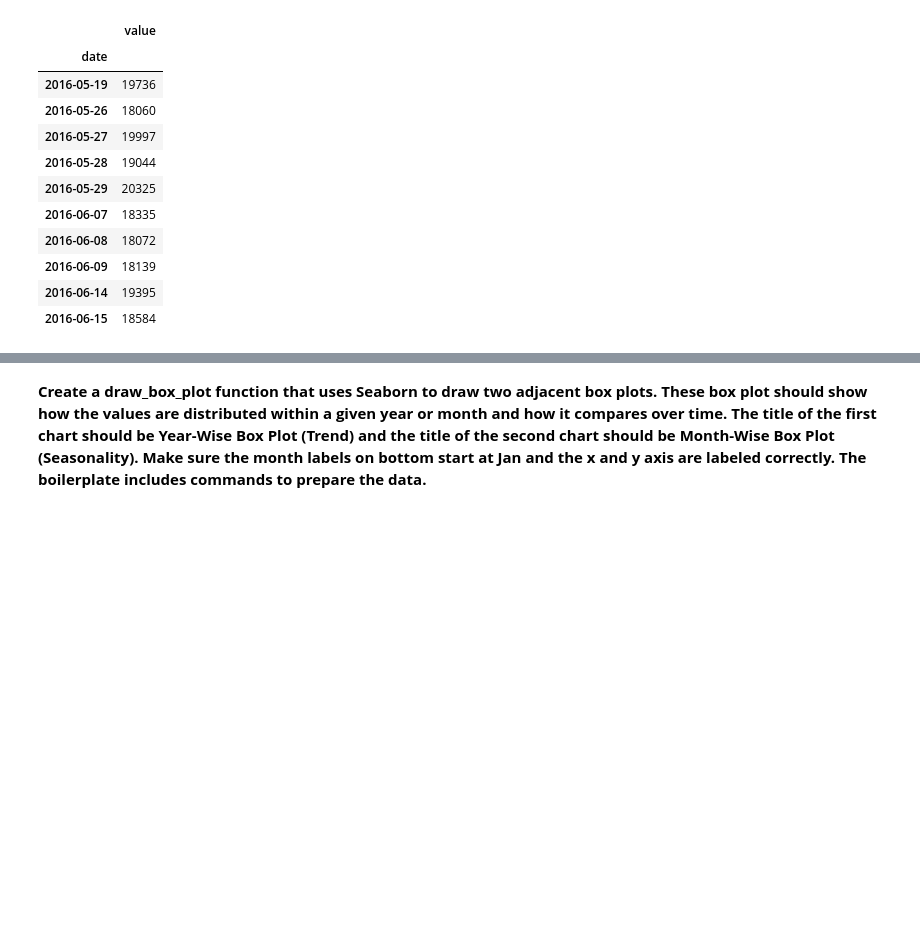
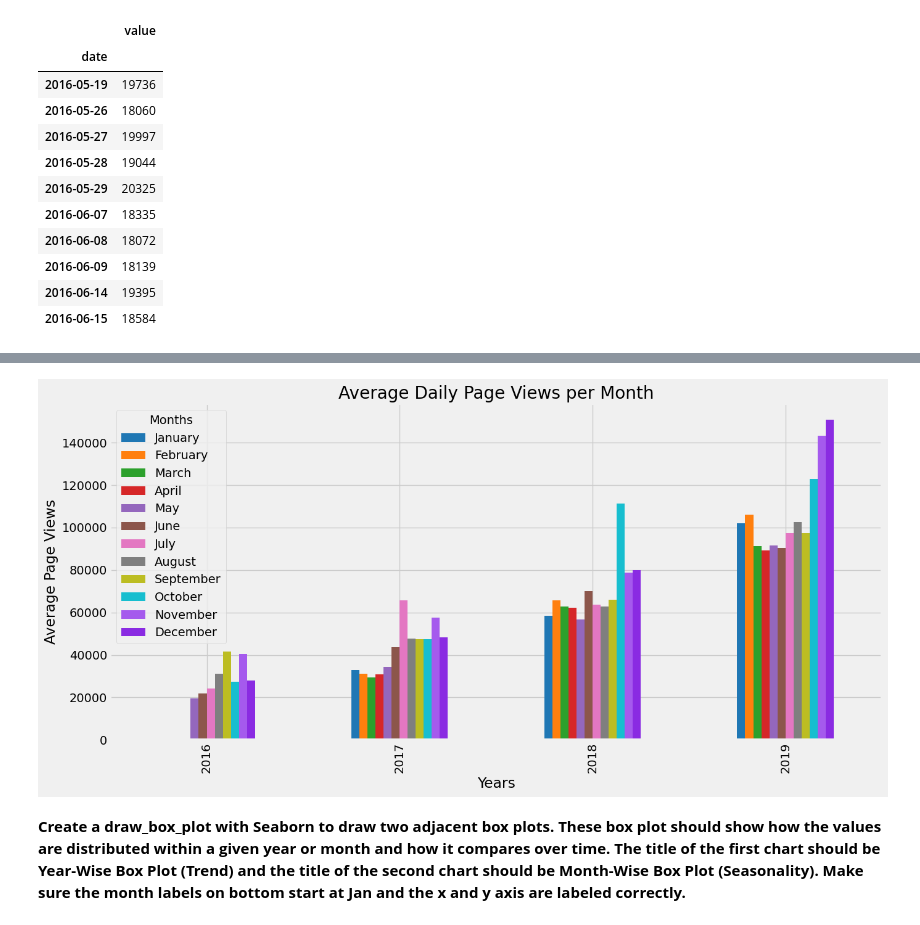
Before and after one commit to mfernandezzz/Data-Analysis-Projects, a Jupyter notebook: page_view_time_series_visualizer.ipynb, the cells around one changed output, grey strips where cells are left out. Drawn from its saved outputs; the diff is of its cells as text; code cells hidden in the pictures; blank space fills up the shorter version.

```diff
--- a/page_view_time_series_visualizer.ipynb
+++ b/page_view_time_series_visualizer.ipynb
@@ -227,2 +274,22 @@ draw_bar_plot()
+# %%
+plt.style.use('fivethirtyeight')
+
+# define a list of 12 distinct colors (one for each month)
+colors = ['#1f77b4', '#ff7f0e', '#2ca02c', '#d62728', '#9467bd', '#8c564b', '#e377c2', '#7f7f7f', '#bcbd22', '#17becf', '#a55aed', '#8a2be2']
+
+fig = dfc_grouped.plot(kind='bar', figsize=(14, 7), legend=True, title='Average Daily Page Views per Month', color=colors)
+
+plt.xlabel('Years')
+plt.ylabel('Average Page Views')
+plt.legend(title='Months', loc='upper left')
+
+plt.tight_layout()
+
+# fig = fig.figure
+# fig.savefig('year_months_bar_plot.png')
+
+plt.show()
+# %% [output]
+[figure, added]
 # %% [markdown]
-**Create a draw_box_plot function that uses Seaborn to draw two adjacent box plots. These box plot should show how the values are distributed within a given year or month and how it compares over time. The title of the first chart should be Year-Wise Box Plot (Trend) and the title of the second chart should be Month-Wise Box Plot (Seasonality). Make sure the month labels on bottom start at Jan and the x and y axis are labeled correctly. The boilerplate includes commands to prepare the data.**
+**Create a draw_box_plot with Seaborn to draw two adjacent box plots. These box plot should show how the values are distributed within a given year or month and how it compares over time. The title of the first chart should be Year-Wise Box Plot (Trend) and the title of the second chart should be Month-Wise Box Plot (Seasonality). Make sure the month labels on bottom start at Jan and the x and y axis are labeled correctly.**
```
Also changed, not shown: parts of 33 cells of this notebook.
